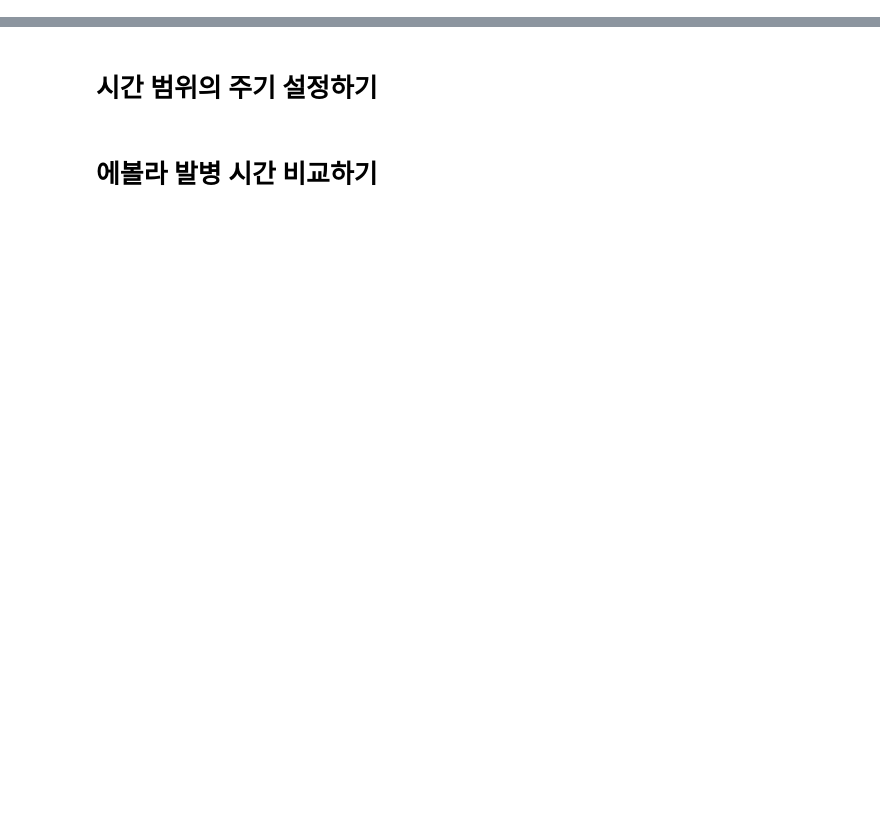
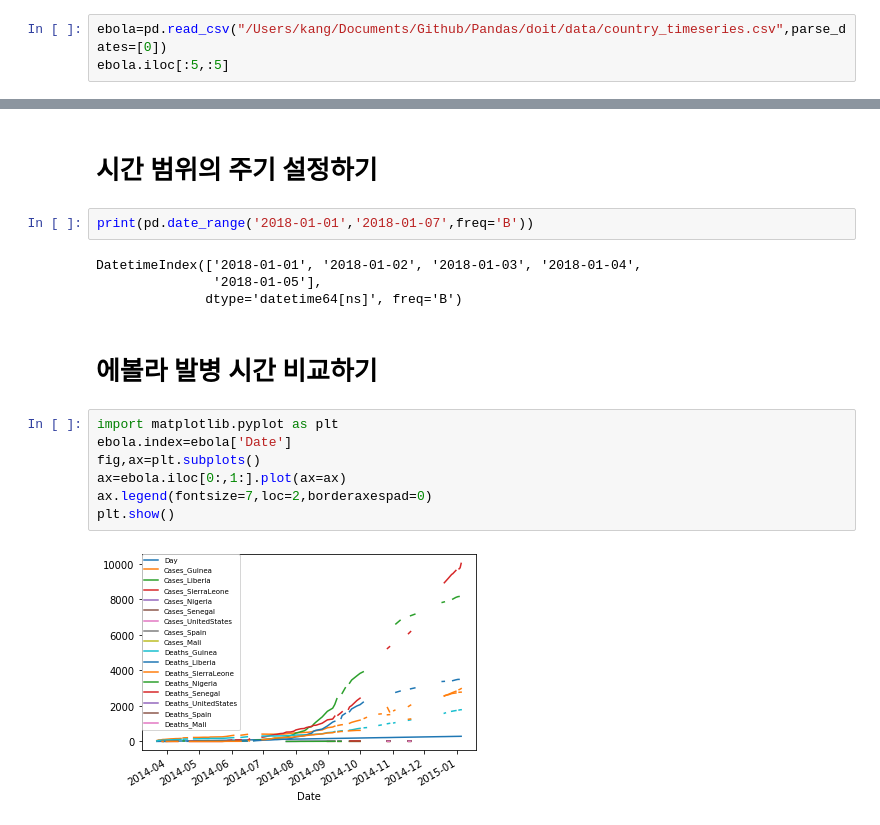
Before and after one commit to Suhhye-kang/Pandas, a Jupyter notebook: doit/notebook/12_practice.ipynb, the cells around one changed output, grey strips where cells are left out. Saved outputs shown, nothing was run; the diff lists cells and outputs as text; blank space fills up the shorter version.

```diff
--- a/doit/notebook/12_practice.ipynb
+++ b/doit/notebook/12_practice.ipynb
@@ -459,2 +656,5 @@ AttributeError: module 'pandas_datareader' has no attribute 'get_data_quand'
 # %% [markdown]
 # 시간 범위 생성하여 인덱스로 지정하기
+# %%
+ebola=pd.read_csv("/Users/kang/Documents/Github/Pandas/doit/data/country_timeseries.csv",parse_dates=[0])
+ebola.iloc[:5,:5]
@@ -461,4 +706,19 @@ AttributeError: module 'pandas_datareader' has no attribute 'get_data_quand'
 # %% [markdown]
 # 시간 범위의 주기 설정하기
+# %%
+print(pd.date_range('2018-01-01','2018-01-07',freq='B'))
+# %% [output]
+DatetimeIndex(['2018-01-01', '2018-01-02', '2018-01-03', '2018-01-04',
+               '2018-01-05'],
+              dtype='datetime64[ns]', freq='B')
 # %% [markdown]
 # 에볼라 발병 시간 비교하기
+# %%
+import matplotlib.pyplot as plt
+ebola.index=ebola['Date']
+fig,ax=plt.subplots()
+ax=ebola.iloc[0:,1:].plot(ax=ax)
+ax.legend(fontsize=7,loc=2,borderaxespad=0)
+plt.show()
+# %% [output]
+[figure, added]
```
Also changed, not shown: parts of 44 cells of this notebook, 1 other file.
